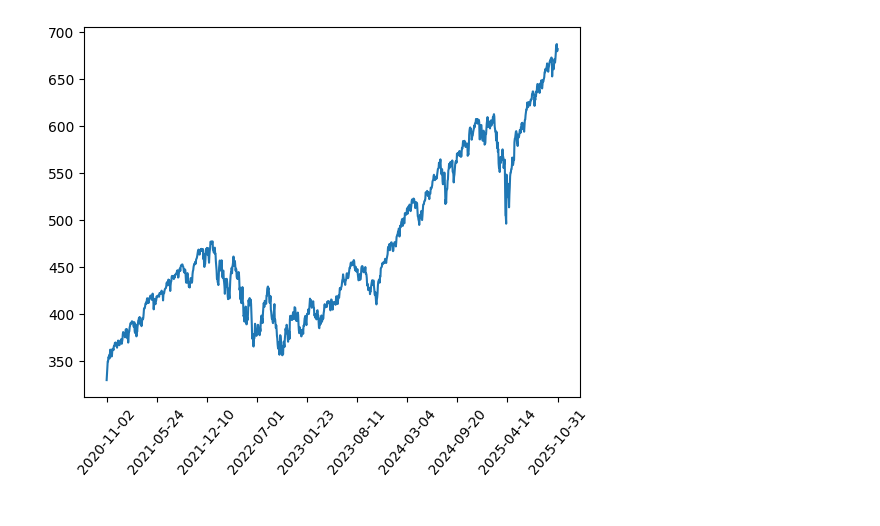
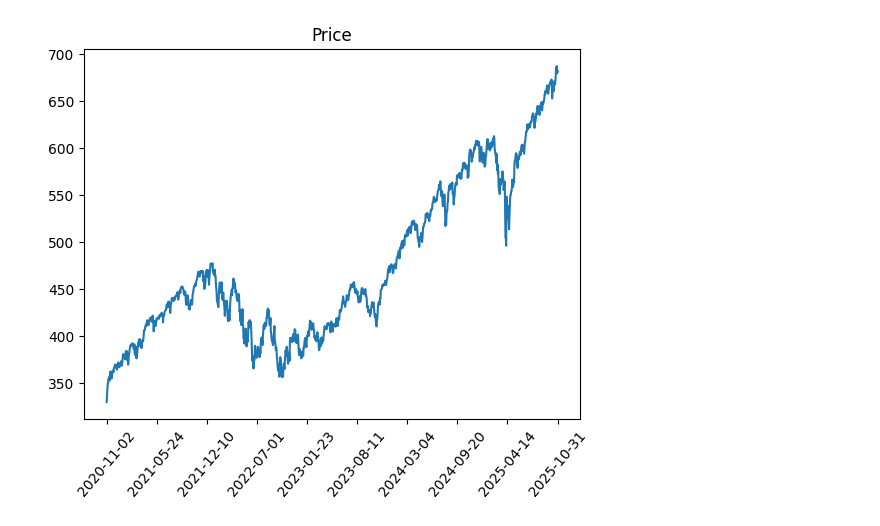
Before and after one commit to PetkoDrenkov/sp-500-daily-closing, a Jupyter notebook: notebooks/data_visualization.ipynb, the cells around one changed output. Cells and saved outputs as stored; diff of their text form; code cells hidden in the pictures.

```diff
--- a/notebooks/data_visualization.ipynb
+++ b/notebooks/data_visualization.ipynb
@@ -4,6 +4,7 @@ import pandas as pd
 import matplotlib.pyplot as plt
 # %%
 sp = pd.read_csv("/home/petko/Desktop/SPY_close_price_5Y.csv")
+sp["log_returns"] = np.log(sp["Close"]) - np.log(sp["Close"].shift(1))
 sp.info()
 # %% [output]
 <class 'pandas.DataFrame'>
@@ -18,6 +20,8 @@ memory usage: 19.8 KB
-# %%
-plt.plot(sp['Date'], sp['Close'])
-plt.xticks(np.linspace(0,1255,10), rotation=50)
-plt.show()
-# %% [output]
-[figure, removed]
+# %%
+# plotting time series
+plt.plot(sp["Date"],sp["Close"])
+plt.xticks(np.linspace(0,1255,10), rotation=50)
+plt.title("Price")
+plt.show()
+# %% [output]
+[figure, added]
```
Also changed, not shown: parts of 2 cells of this notebook.
